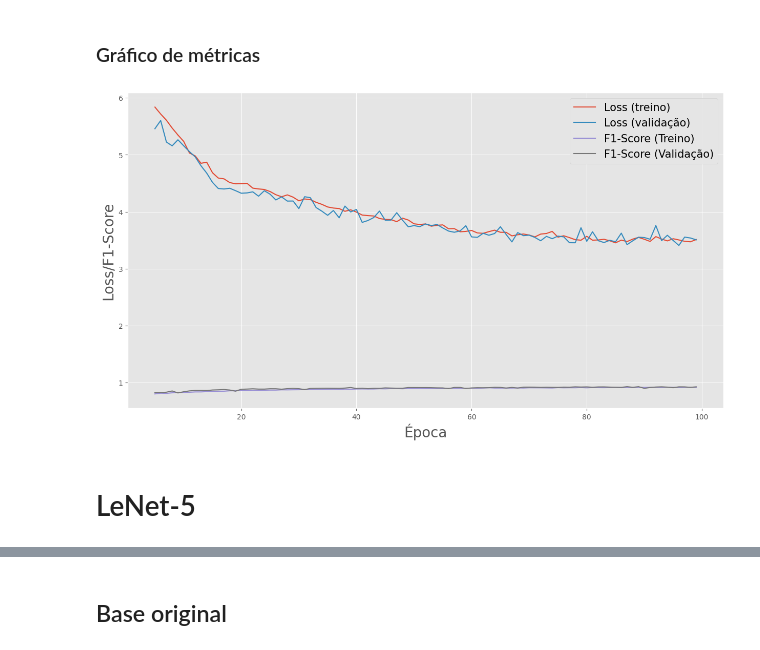
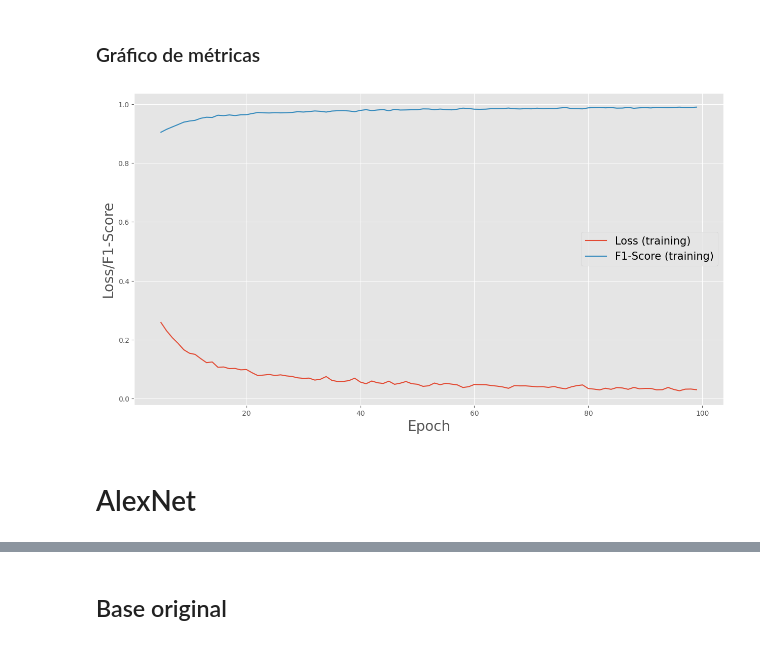
Before and after one commit to andssuu/cattle_classification, a Jupyter notebook: notebooks/cnns_6.ipynb, the cells around one changed output, grey strips where cells are left out. Drawn from its saved outputs; the diff is of its cells as text; code cells hidden in the pictures.

```diff
--- a/notebooks/cnns_6.ipynb
+++ b/notebooks/cnns_6.ipynb
@@ -76,5 +75,5 @@ Resolving deltas: 100% (802/802), done.
 # %%
-df = pd.read_csv("moncattle/data/dataset_6.csv", float_precision='high')
+df = pd.read_csv("cattle_classification/data/dataset_6.csv", float_precision='high')
 df_data = df.loc[:, ['acc_x', 'acc_y', 'acc_z', 'gir_x', 'gir_y', 'gir_z', 'mag_x', 'mag_y', 'mag_z', 'displacement_speed', 'label']]
 df_data
 # %% [output]
@@ -166,7 +165,7 @@ Name: label, dtype: int64
 # %% [markdown]
 ## Formatação dos tensores
 # %%
-labels_map = {"Pastando": 0, "Deitado-Ruminando": 1, "Deitado-Parado": 2, "EmPe-Parado": 3, "Andando": 4, "EmPe-Ruminando": 5}
+labels_map={"Grazing": 0, "Lying-Ruminating": 1, "Lying-Resting": 2, "Standing-Resting": 3, "Walking": 4, "Standing-Ruminating": 5}
 r_reshape, c_reshape = 1, 10
 
 # normalizaçao dos dados da base original
@@ -576,14 +544,11 @@ plt.show()
 ## Base com SMOTE
 # %%
 # SMOTE
-cnn_model=create_cnn()
+cnn_model=create_cnn_lenet5()
 print('Training ...')
-cb = ModelCheckpoint('.best_model_holdout.hdf5', save_best_only=True, monitor='val_f1_score', mode='max')
+cb = ModelCheckpoint('.best_model_holdout.hdf5', save_best_only=True, monitor='f1_score', mode='max')
 hist=cnn_model.fit(t_data_train_balanced_smote, c_labels_train_balanced_smote, epochs=epochs, verbose=1,
                 batch_size=batch_size, shuffle=True,
-                validation_split=0.2,
-                #validation_data=(t_data_test_smote, c_labels_test),
-                #callbacks=[EarlyStopping(monitor='val_accuracy', patience=10)]
                 callbacks=[cb]
                 )
 cnn_model.load_weights('.best_model_holdout.hdf5')
@@ -644,22 +609,16 @@ Deitado-Ruminando     0.8647    0.8243    0.8440       814
 # %%
 plt.style.use("ggplot")
 plt.figure(figsize=(15, 8))
-plt.plot(np.arange(0, epochs)[5:], hist.history["loss"][5:], label="Loss (treino)")
-plt.plot(np.arange(0, epochs)[5:], hist.history["val_loss"][5:], label="Loss (validação)")
-#plt.plot(np.arange(0, epochs)[5:], hist.history["acc"][5:], label="Acurácia (treino)", alpha=1)
-#plt.plot(np.arange(0, epochs)[5:], hist.history["val_acc"][5:], label="Acurácia (validação)", alpha=1)
-plt.plot(np.arange(0, epochs)[5:], hist.history["f1_score"][5:], label="F1-Score (Treino)")
-plt.plot(np.arange(0, epochs)[5:], hist.history["val_f1_score"][5:], label="F1-Score (Validação)")
-#plt.title("TREINO - Loss, Acurácia e F1-Score")
-plt.xlabel("Época", size=20)
-#plt.ylabel("Loss/Acurácia/F1-Score", size=20)
+plt.plot(np.arange(0, epochs)[5:], hist.history["loss"][5:], label="Loss (training)")
+plt.plot(np.arange(0, epochs)[5:], hist.history["f1_score"][5:], label="F1-Score (training)")
+plt.xlabel("Epoch", size=20)
 plt.ylabel("Loss/F1-Score", size=20)
 plt.legend(prop={"size":15})
 plt.show()
 # %% [output]
-[figure, old version]
+[figure, new version]
-# %% [markdown]
-# LeNet-5
+# %% [markdown]
+# AlexNet
 # %%
 epochs=100
 batch_size=64
```
Also changed, not shown: parts of 114 cells of this notebook.
